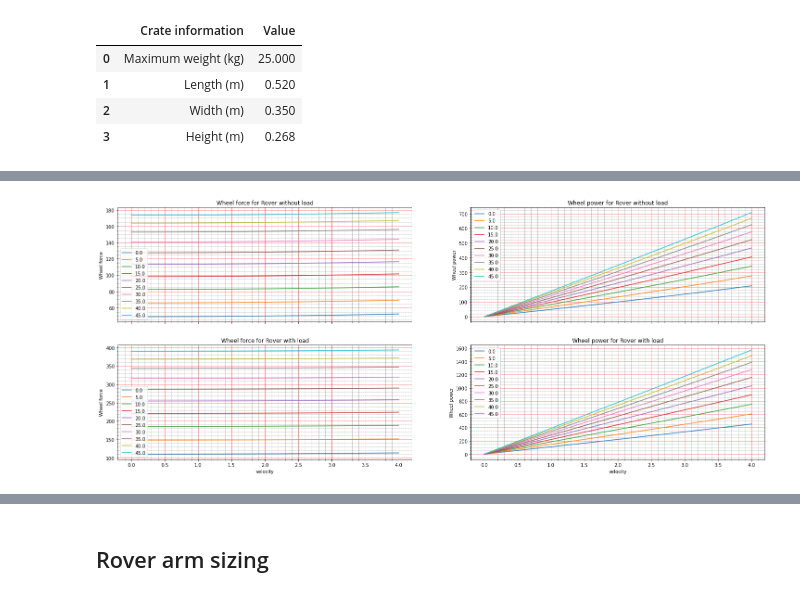
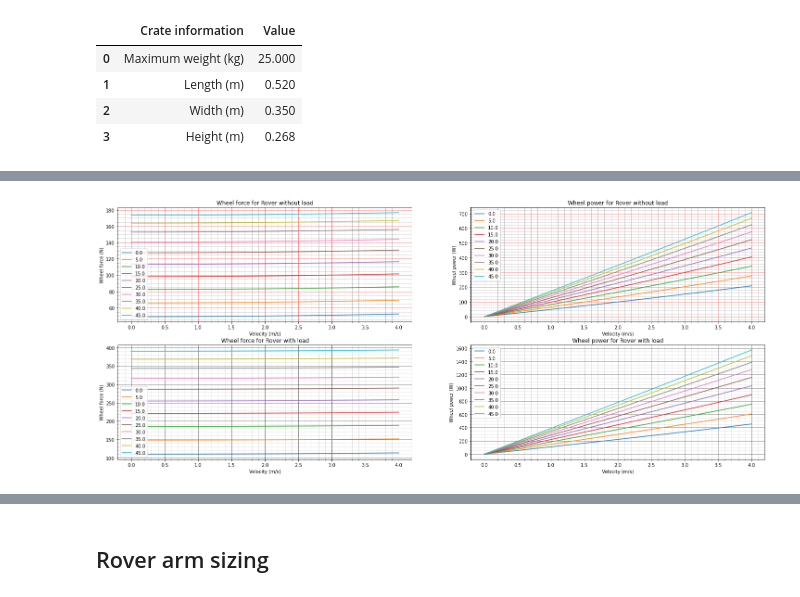
Before and after one commit to pvandervelde/zinger, a Jupyter notebook: requirements.ipynb, the cells around one changed output, grey strips where cells are left out. Cells and saved outputs as stored; diff of their text form; code cells hidden in the pictures.

```diff
--- a/requirements.ipynb
+++ b/requirements.ipynb
@@ -150,45 +154,48 @@ power_without_load_df = pd.DataFrame(wheel_power_without_load, columns=columns)
 force_with_load_df = pd.DataFrame(wheel_forces_with_load, columns=columns)
 power_with_load_df = pd.DataFrame(wheel_power_with_load, columns=columns)
 
-fig, ax_group = plt.subplots(2, 2, figsize=(25, 10), sharex=True)
+fig, ax_group = plt.subplots(2, 2, figsize=(25, 10), sharex=False)
 
 # unpack all the axes subplots
 axs = ax_group.ravel()
 
 force_without_load_df.plot(x='velocity', ax=axs[0])
 axs[0].set_title('Wheel force for Rover without load')
-axs[0].set_ylabel('Wheel force')
+axs[0].set_xlabel('Velocity (m/s)')
+axs[0].set_ylabel('Wheel force (N)')
 axs[0].set_axisbelow(True)
 axs[0].minorticks_on()
 axs[0].grid(which='major', linestyle='-', linewidth='0.5', color='red')
 axs[0].grid(which='minor', linestyle=':', linewidth='0.5', color='black')
 
 power_without_load_df.plot(x='velocity', ax=axs[1])
 axs[1].set_title('Wheel power for Rover without load')
-axs[1].set_ylabel('Wheel power')
+axs[1].set_xlabel('Velocity (m/s)')
+axs[1].set_ylabel('Wheel power (W)')
 axs[1].set_axisbelow(True)
 axs[1].minorticks_on()
 axs[1].grid(which='major', linestyle='-', linewidth='0.5', color='red')
 axs[1].grid(which='minor', linestyle=':', linewidth='0.5', color='black')
 
 
-
 force_with_load_df.plot(x='velocity', ax=axs[2])
 axs[2].set_title('Wheel force for Rover with load')
-axs[2].set_ylabel('Wheel force')
+axs[2].set_xlabel('Velocity (m/s)')
+axs[2].set_ylabel('Wheel force (N)')
 axs[2].set_axisbelow(True)
 axs[2].minorticks_on()
-axs[2].grid(which='major', linestyle='-', linewidth='0.5', color='red')
-axs[2].grid(which='minor', linestyle=':', linewidth='0.5', color='black')
+axs[2].grid(which='major', linestyle='-', linewidth='0.5', color='black')
+axs[2].grid(which='minor', linestyle=':', linewidth='0.5', color='black', alpha=0.5)
 
 power_with_load_df.plot(x='velocity', ax=axs[3])
 axs[3].set_title('Wheel power for Rover with load')
-axs[3].set_ylabel('Wheel power')
+axs[3].set_xlabel('Velocity (m/s)')
+axs[3].set_ylabel('Wheel power (W)')
 axs[3].set_axisbelow(True)
 axs[3].minorticks_on()
-axs[3].grid(which='major', linestyle='-', linewidth='0.5', color='red')
-axs[3].grid(which='minor', linestyle=':', linewidth='0.5', color='black')
+axs[3].grid(which='major', linestyle='-', linewidth='0.5', color='black')
+axs[3].grid(which='minor', linestyle=':', linewidth='0.5', color='black', alpha=0.5)
 
 plt.show()
 # %% [output]
-[figure, old version]
+[figure, new version]
```
Also changed, not shown: parts of 8 cells of this notebook, 1 other file.
